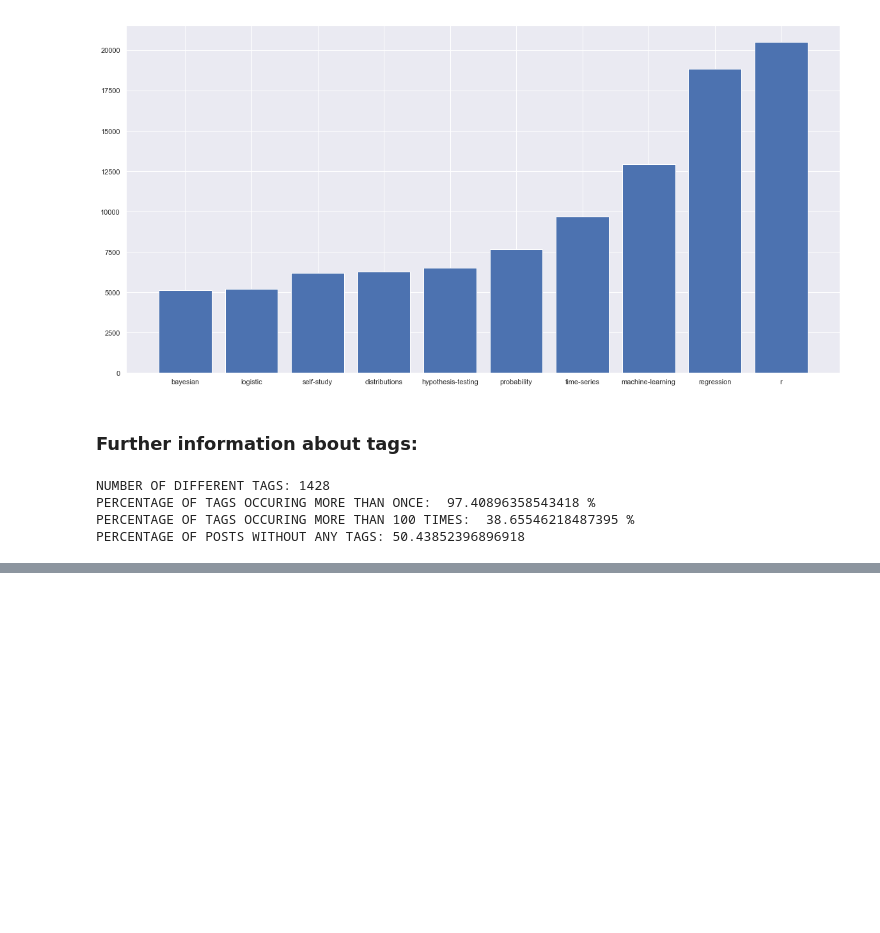
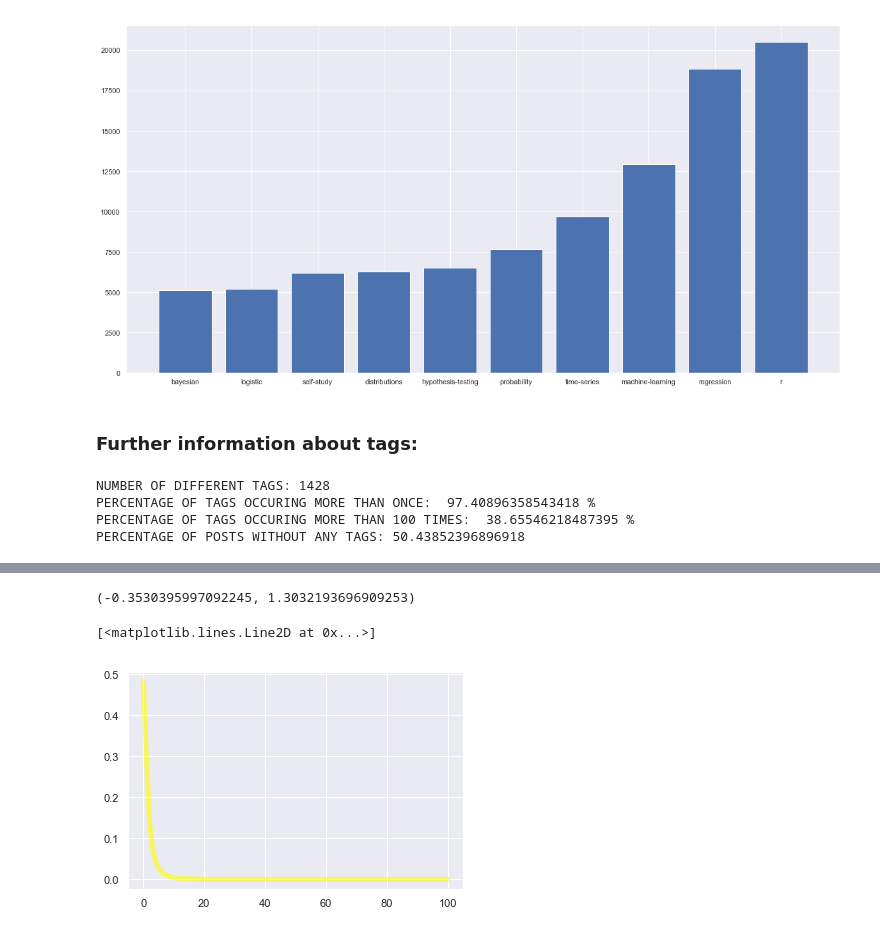
Before and after one commit to elvisnava/DSLab-StackOverflow, a Jupyter notebook: data-exploration/1_Overview.ipynb, the cells around one changed output, grey strips where cells are left out. Saved outputs shown, nothing was run; the diff lists cells and outputs as text; code cells hidden in the pictures; blank space fills up the shorter version.

```diff
--- a/data-exploration/1_Overview.ipynb
+++ b/data-exploration/1_Overview.ipynb
@@ -209,0 +260,8 @@ PERCENTAGE OF POSTS WITHOUT ANY TAGS: 50.43852396896918
+# %%
+params = st.gilbrat.fit(age_vals[age_vals<500].astype(np.float64))
+print(params)
+plt.plot(x, eval(dist).pdf(x, params[0], params[1]),'r-', lw=5, alpha=0.6, label=dist, c=cols[i])
+# %% [output]
+(-0.3530395997092245, 1.3032193696909253)
+[<matplotlib.lines.Line2D at 0x...>]
+[figure, added]
```
Also changed, not shown: parts of 15 cells of this notebook, 1 other file.
